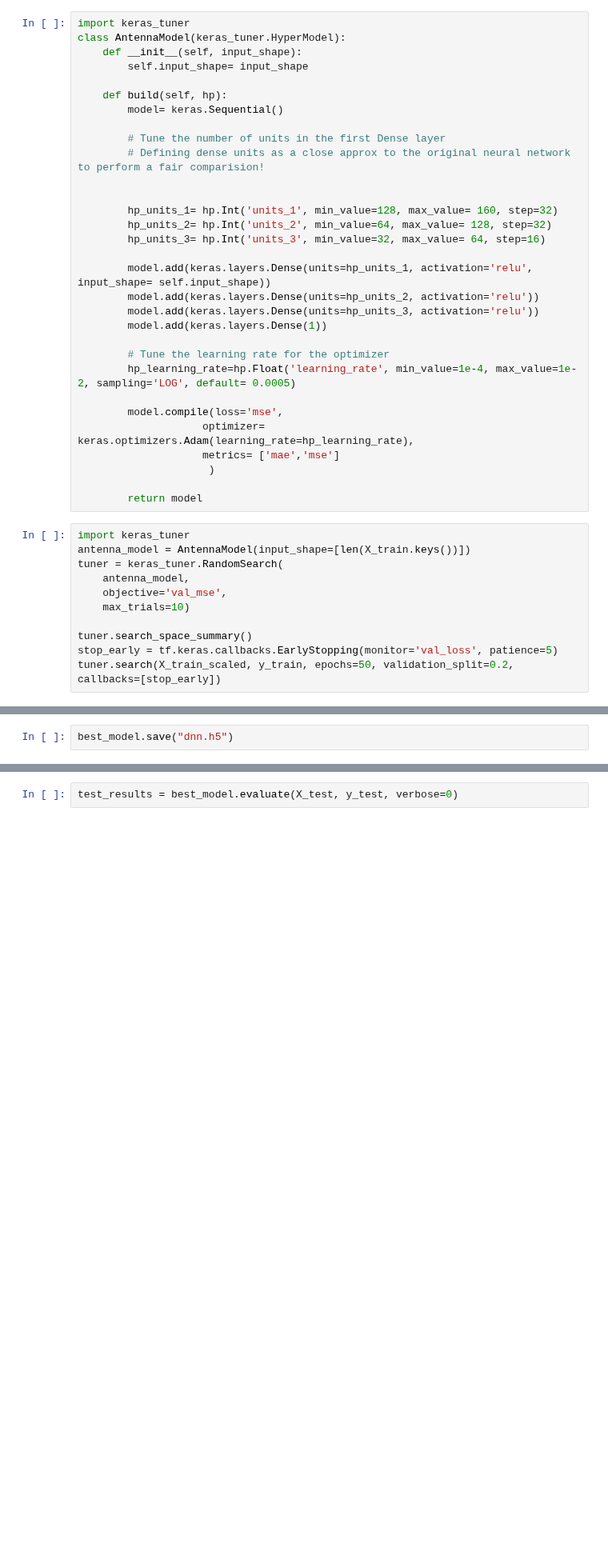
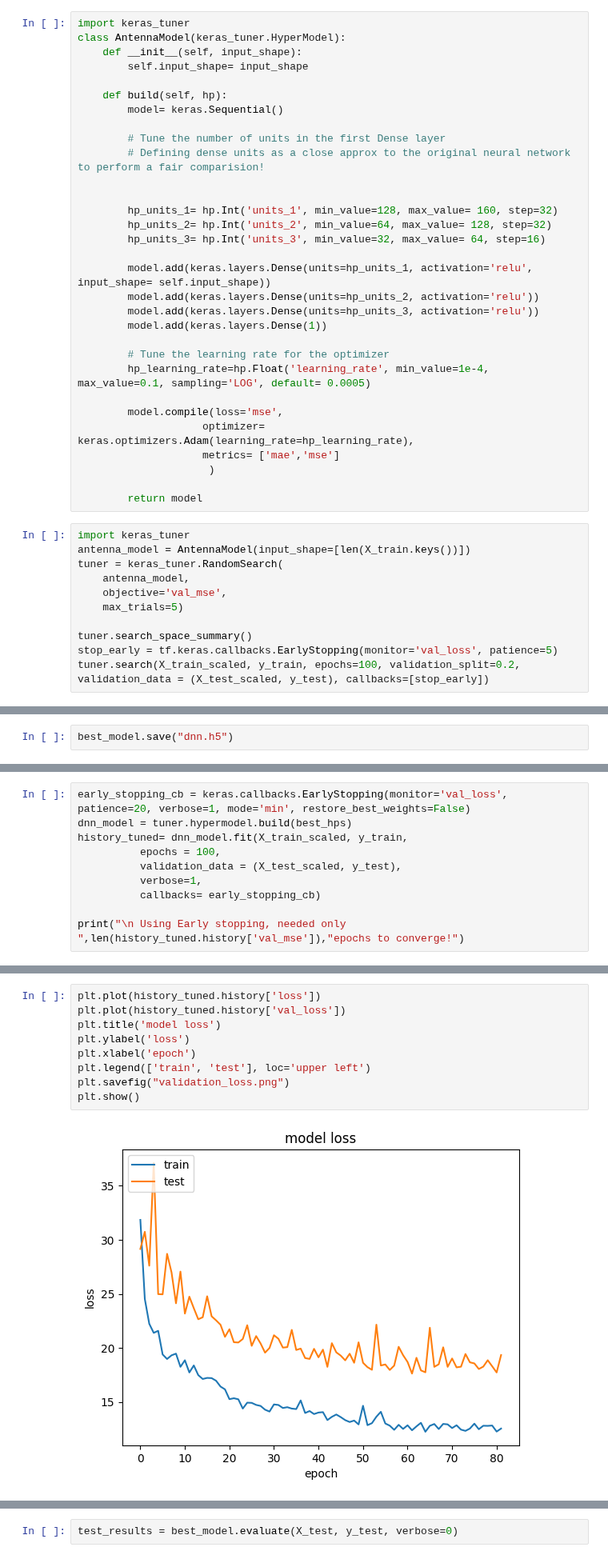
Before and after one commit to meowsome/antenna-ml, a Jupyter notebook: research/dnn.ipynb, the cells around one changed output, grey strips where cells are left out. Shown at 80% size. Saved outputs shown, nothing was run; the diff lists cells and outputs as text; blank space fills up the shorter version.

Commit message:
For DNN, change epoch and trial numbers to try and improve validation loss

```diff
--- a/research/dnn.ipynb
+++ b/research/dnn.ipynb
@@ -79,7 +79,7 @@ class AntennaModel(keras_tuner.HyperModel):
         model.add(keras.layers.Dense(1))
 
         # Tune the learning rate for the optimizer
-        hp_learning_rate=hp.Float('learning_rate', min_value=1e-4, max_value=1e-2, sampling='LOG', default= 0.0005)
+        hp_learning_rate=hp.Float('learning_rate', min_value=1e-4, max_value=0.1, sampling='LOG', default= 0.0005)
 
         model.compile(loss='mse',
                     optimizer= keras.optimizers.Adam(learning_rate=hp_learning_rate),
@@ -93,9 +93,9 @@ antenna_model = AntennaModel(input_shape=[len(X_train.keys())])
 tuner = keras_tuner.RandomSearch(
     antenna_model,
     objective='val_mse',
-    max_trials=10)
+    max_trials=5)
 
 tuner.search_space_summary()
 stop_early = tf.keras.callbacks.EarlyStopping(monitor='val_loss', patience=5)
-tuner.search(X_train_scaled, y_train, epochs=50, validation_split=0.2, callbacks=[stop_early])
+tuner.search(X_train_scaled, y_train, epochs=100, validation_split=0.2, validation_data = (X_test_scaled, y_test), callbacks=[stop_early])
 # %% [output]
@@ -223,0 +168,10 @@ plot_loss(history_tuned)
+# %%
+early_stopping_cb = keras.callbacks.EarlyStopping(monitor='val_loss', patience=20, verbose=1, mode='min', restore_best_weights=False)
+dnn_model = tuner.hypermodel.build(best_hps)
+history_tuned= dnn_model.fit(X_train_scaled, y_train,
+          epochs = 100,
+          validation_data = (X_test_scaled, y_test),
+          verbose=1,
+          callbacks= early_stopping_cb)
+
+print("\n Using Early stopping, needed only ",len(history_tuned.history['val_mse']),"epochs to converge!")
@@ -223,0 +214,11 @@ plot_loss(history_tuned)
+# %%
+plt.plot(history_tuned.history['loss'])
+plt.plot(history_tuned.history['val_loss'])
+plt.title('model loss')
+plt.ylabel('loss')
+plt.xlabel('epoch')
+plt.legend(['train', 'test'], loc='upper left')
+plt.savefig("validation_loss.png")
+plt.show()
+# %% [output]
+[figure, added]
```
Also changed, not shown: parts of 18 cells of this notebook, 1 other file.
